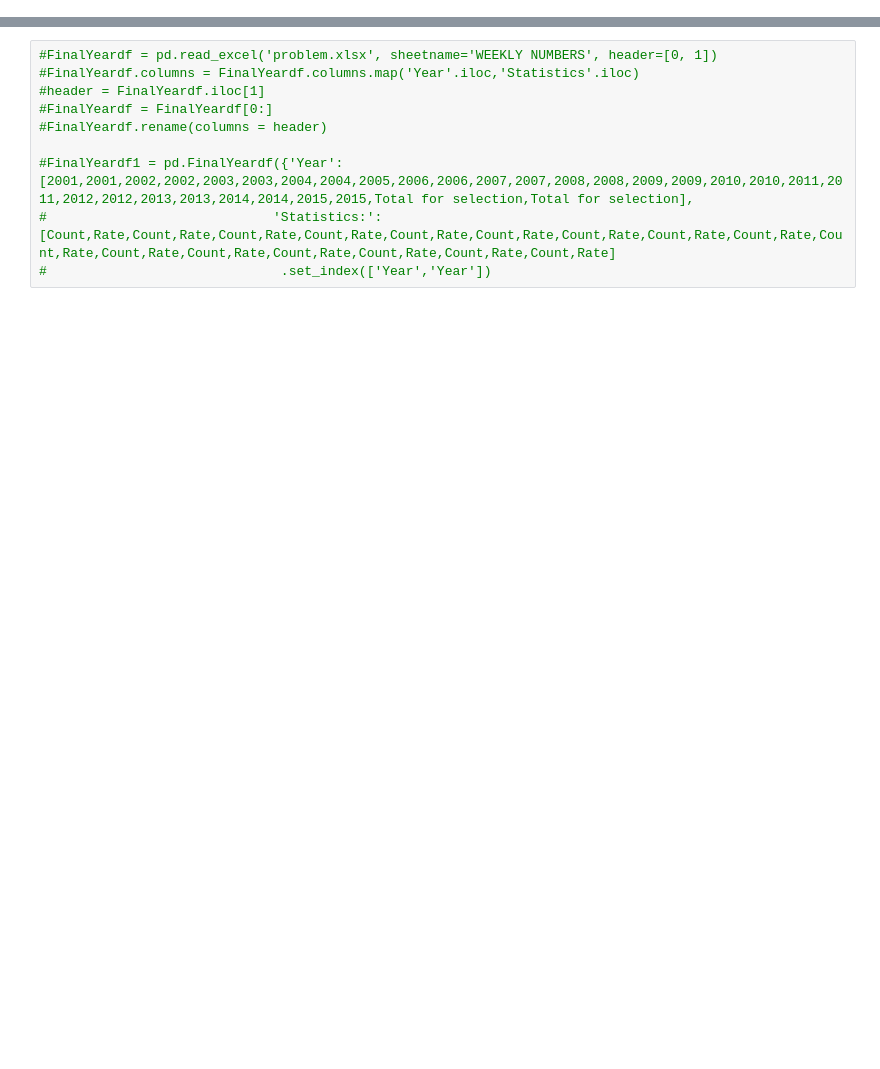
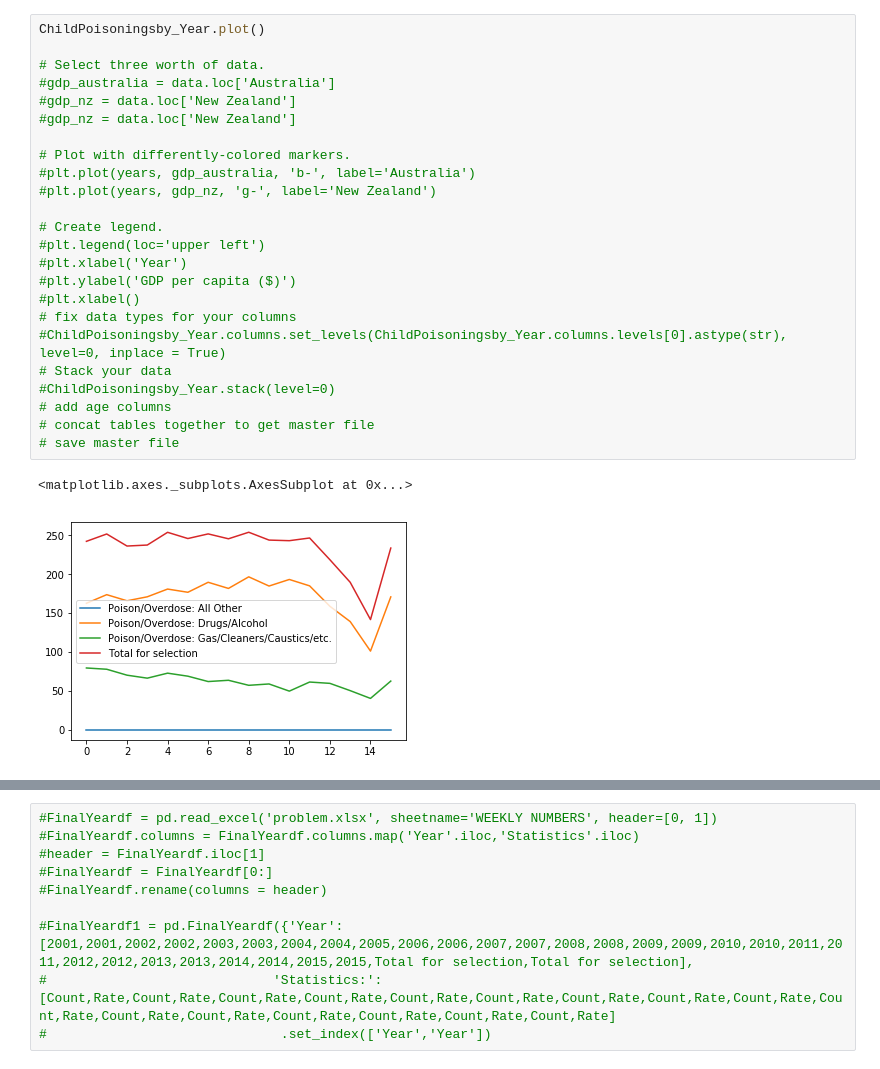
Before and after one commit to tmatoushek/PoisonProject_WashU_TTh, a Jupyter notebook: poison_starter_code-Copy1.ipynb, the cells around one changed output, grey strips where cells are left out. Drawn from its saved outputs; the diff is of its cells as text; blank space fills up the shorter version.

```diff
--- a/poison_starter_code-Copy1.ipynb
+++ b/poison_starter_code-Copy1.ipynb
@@ -67,0 +98,27 @@ ChildPoisoningsby_Yeardrop
+# %%
+ChildPoisoningsby_Year.plot()
+
+# Select three worth of data.
+#gdp_australia = data.loc['Australia']
+#gdp_nz = data.loc['New Zealand']
+#gdp_nz = data.loc['New Zealand']
+
+# Plot with differently-colored markers.
+#plt.plot(years, gdp_australia, 'b-', label='Australia')
+#plt.plot(years, gdp_nz, 'g-', label='New Zealand')
+
+# Create legend.
+#plt.legend(loc='upper left')
+#plt.xlabel('Year')
+#plt.ylabel('GDP per capita ($)')
+#plt.xlabel()
+# fix data types for your columns
+#ChildPoisoningsby_Year.columns.set_levels(ChildPoisoningsby_Year.columns.levels[0].astype(str), level=0, inplace = True)
+# Stack your data
+#ChildPoisoningsby_Year.stack(level=0)
+# add age columns
+# concat tables together to get master file
+# save master file
+# %% [output]
+<matplotlib.axes._subplots.AxesSubplot at 0x...>
+[figure, added]
```
Also changed, not shown: parts of 46 cells of this notebook, 5 other files.
